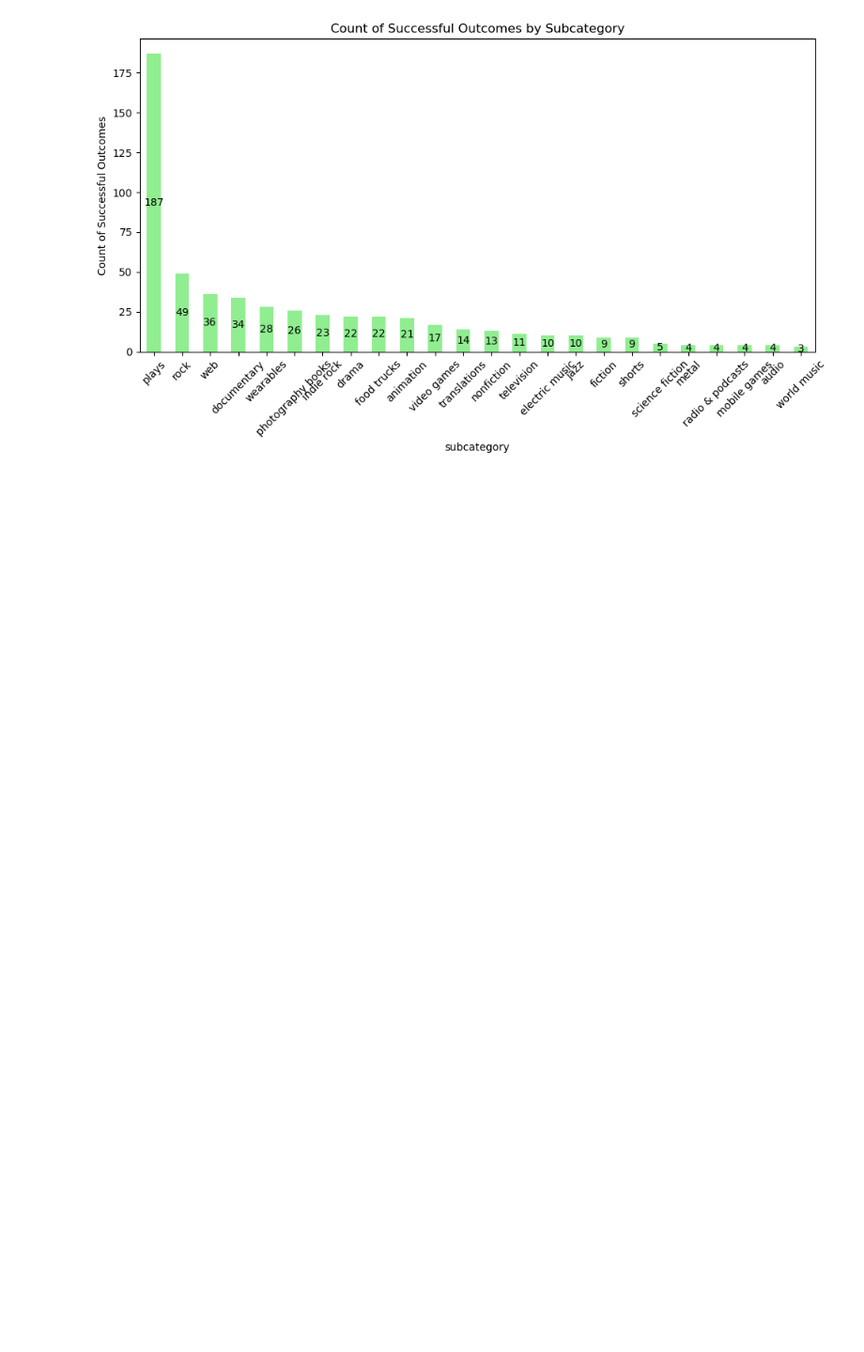
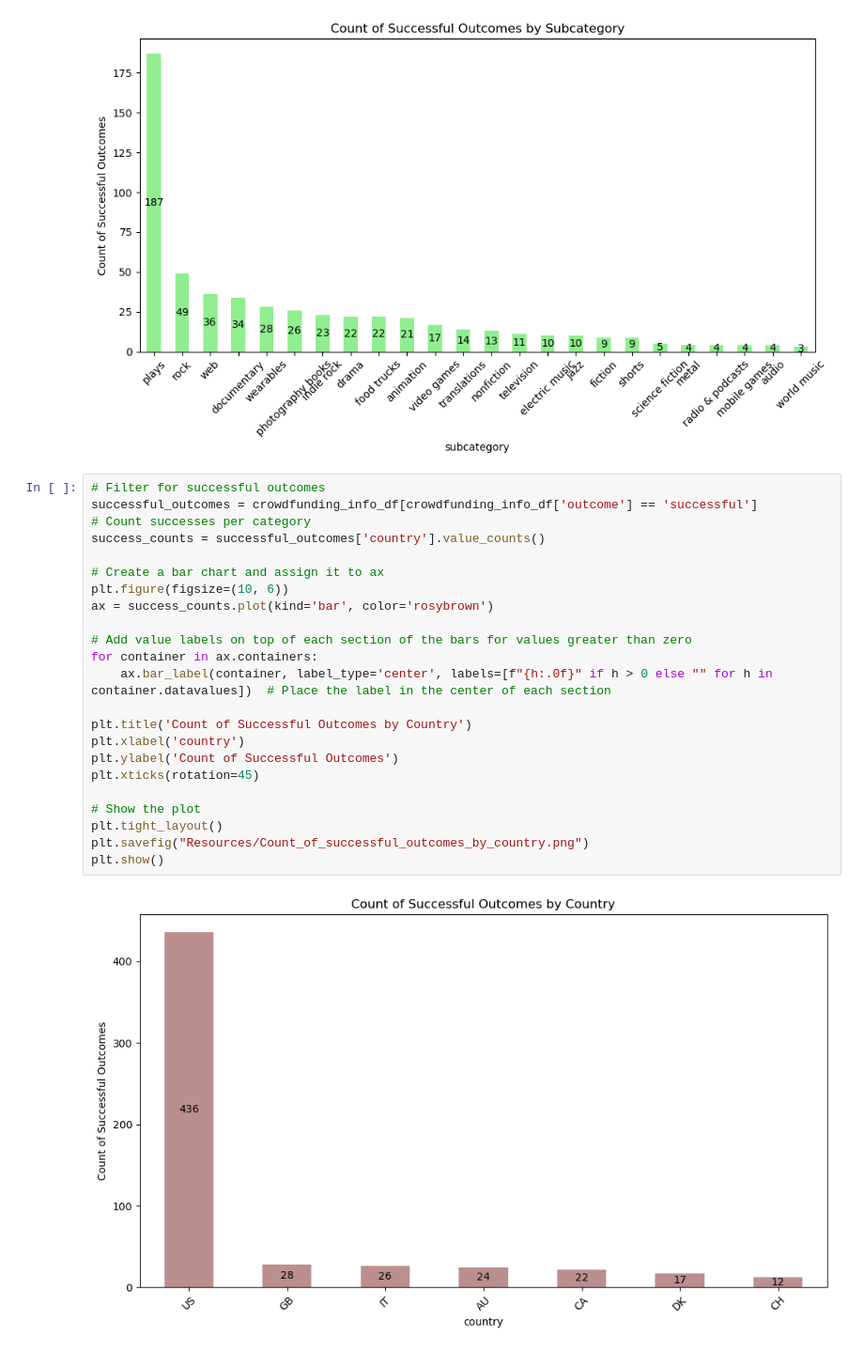
Before and after one commit to emilyclairevoyant/Crowdfunding_ETL, a Jupyter notebook: ETL_Mini_Project_EmilyS_MeenaV_Starter_Code.ipynb, the cells around one changed output. Shown: that part at 94% size. Cells and saved outputs as stored; diff of their text form; blank space fills up the shorter version.

```diff
--- a/ETL_Mini_Project_EmilyS_MeenaV_Starter_Code.ipynb
+++ b/ETL_Mini_Project_EmilyS_MeenaV_Starter_Code.ipynb
@@ -700,3 +700,28 @@ plt.savefig("Resources/Count_of_successful_outcomes_by_subcategory.png")
 plt.show()
 # %% [output]
 [figure]
+# %%
+# Filter for successful outcomes
+successful_outcomes = crowdfunding_info_df[crowdfunding_info_df['outcome'] == 'successful']
+# Count successes per category
+success_counts = successful_outcomes['country'].value_counts()
+
+# Create a bar chart and assign it to ax
+plt.figure(figsize=(10, 6))
+ax = success_counts.plot(kind='bar', color='rosybrown')
+
+# Add value labels on top of each section of the bars for values greater than zero
+for container in ax.containers:
+    ax.bar_label(container, label_type='center', labels=[f"{h:.0f}" if h > 0 else "" for h in container.datavalues])  # Place the label in the center of each section
+
+plt.title('Count of Successful Outcomes by Country')
+plt.xlabel('country')
+plt.ylabel('Count of Successful Outcomes')
+plt.xticks(rotation=45)
+
+# Show the plot
+plt.tight_layout()
+plt.savefig("Resources/Count_of_successful_outcomes_by_country.png")
+plt.show()
+# %% [output]
+[figure, added]
```
Also changed, not shown: 1 other file.
